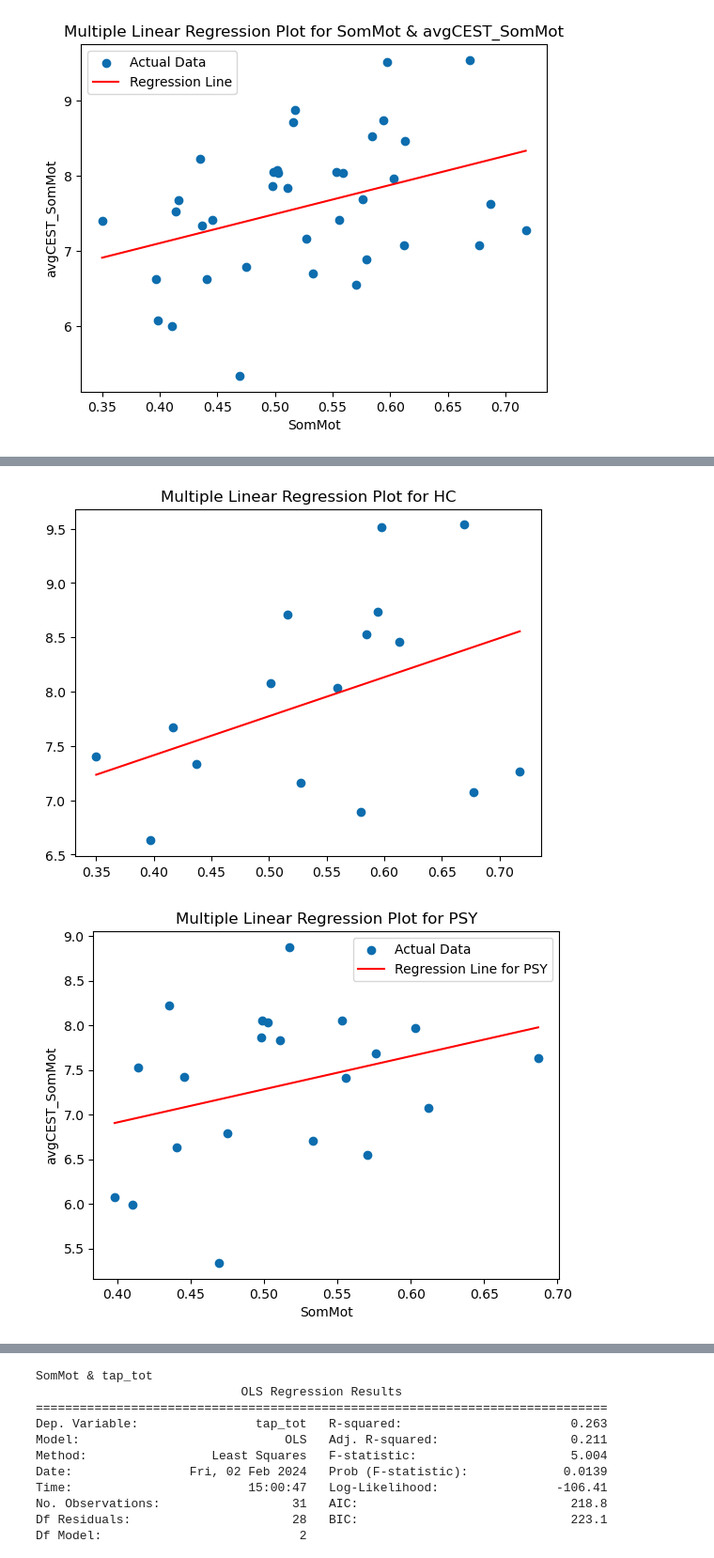
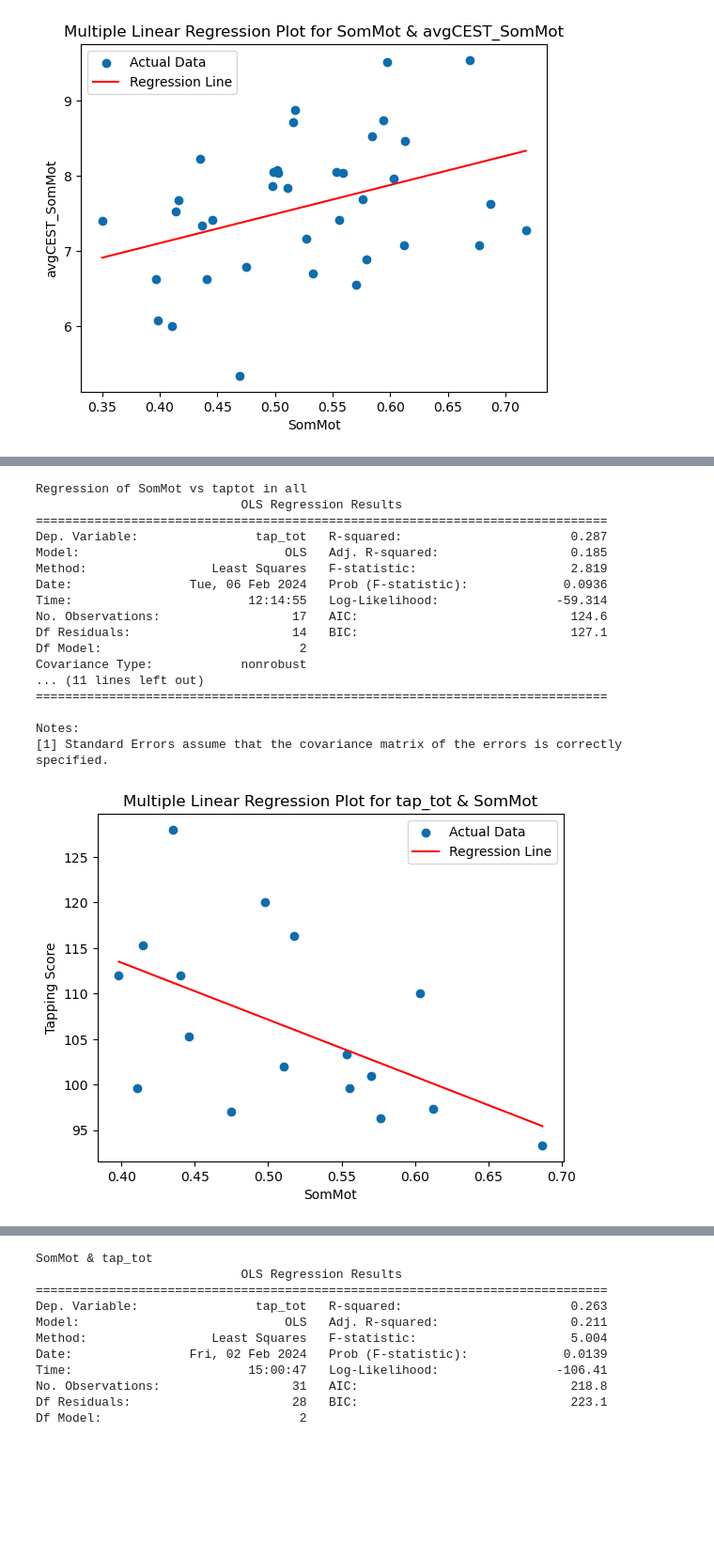
Before and after one commit to pecsok/glucest-rsfmri, a Jupyter notebook: motor_glu_pipeline/motor_figures.ipynb, the cells around one changed output, grey strips where cells are left out. Shown: that part at 94% size. Saved outputs shown, nothing was run; the diff lists cells and outputs as text; code cells hidden in the pictures; blank space fills up the shorter version.

Commit message:
Add updates to motor and all network scripts

```diff
--- a/motor_glu_pipeline/motor_figures.ipynb
+++ b/motor_glu_pipeline/motor_figures.ipynb
@@ -410,37 +441,26 @@ Notes:
 [1] Standard Errors assume that the covariance matrix of the errors is correctly specified.
 [figure]
 # %%
-# First, replicate main findings using multiple linear regression to control for age and sex.p
-
-
-# First, CEST vs FC regression:
-statuses = ['HC', 'PSY']
-# Create a figure outside the loop to have a single plot
-fig, ax = plt.subplots()
-
-for network in networks:
-    for status in statuses:
-        graph_df = grp_df[grp_df['hstatus'] == status]
-
-        formula = f'{cestcol} ~ {network} + {covariate_age}'
+# First, replicate main findings of CEST and FC vs taptot using multiple linear regression to control for age and sex.p
+for CNB_score in CNB_scores:
+    for metric in metrics:
+        formula = f'{CNB_score} ~ {metric} + {covariate_age}' #FIX add covariate_sex
         model = smf.ols(formula=formula, data=graph_df).fit()
-        print('CEST-FC Association in ' + status)
+        print('Regression of ' + metric + ' vs taptot in all')
         print(model.summary())
 
         fig, ax = plt.subplots()
-        ax.scatter(graph_df[network], graph_df[cestcol], label='Actual Data')
+        ax.scatter(graph_df[metric], graph_df['tap_tot'], label='Actual Data')
         # Generate x values for the line
-        x_line = pd.DataFrame({network: np.linspace(graph_df[network].min(), graph_df[network].max(), 100),
-                               covariate_age: np.mean(graph_df[covariate_age])})  # Use mean value for the network variable
+        x_line = pd.DataFrame({metric: np.linspace(graph_df[metric].min(), graph_df[metric].max(), 100),
+                               covariate_age: np.mean(graph_df[covariate_age])}) #FIX: add covariate_sex: graph_df[covariate_age]
         # Predictions for the regression line
         y_line = model.predict(x_line)
         # Plot the regression line
-        ax.plot(x_line[network], y_line, color='red', label='Regression Line for ' + status)
-        ax.set_title('Multiple Linear Regression Plot for ' + status)
-
-    ax.set_xlabel(network)
-    ax.set_ylabel(cestcol)
-
-    ax.legend()
-    plt.show()
+        ax.plot(x_line[metric], y_line, color='red', label='Regression Line')
+        ax.set_xlabel(metric)
+        ax.set_ylabel('Tapping Score')
+        ax.set_title('Multiple Linear Regression Plot for ' + CNB_score + ' & ' + metric)
+        ax.legend()
+        plt.show()
 # %% [output]
@@ -465,2 +485,18 @@ Notes:
+Regression of SomMot vs taptot in all
+                            OLS Regression Results
+==============================================================================
+Dep. Variable:                tap_tot   R-squared:                       0.287
+Model:                            OLS   Adj. R-squared:                  0.185
+Method:                 Least Squares   F-statistic:                     2.819
+Date:                Tue, 06 Feb 2024   Prob (F-statistic):             0.0936
+Time:                        12:14:55   Log-Likelihood:                -59.314
+No. Observations:                  17   AIC:                             124.6
+Df Residuals:                      14   BIC:                             127.1
+Df Model:                           2
+Covariance Type:            nonrobust
+... (11 lines left out)
+==============================================================================
+
+Notes:
+[1] Standard Errors assume that the covariance matrix of the errors is correctly specified.
-[figure, old version]
+[figure, new version]
-[figure, removed]
```
Also changed, not shown: parts of 7 cells of this notebook, 5 other files.
